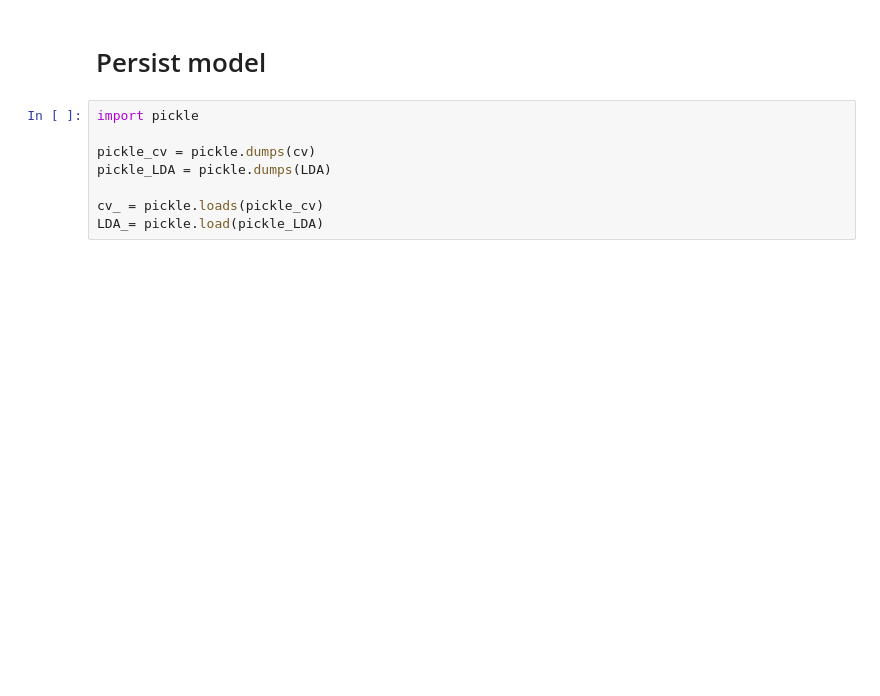
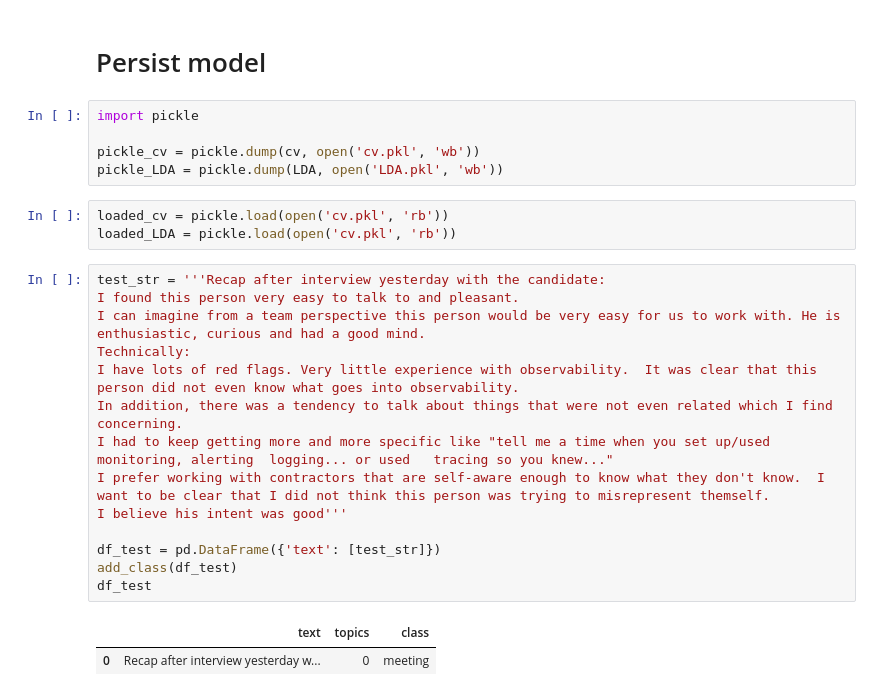
Before and after one commit to hugoalbertoramirez3/bootcamp_mlops, a Jupyter notebook: ETL.ipynb, the cells around one changed output. Cells and saved outputs as stored; diff of their text form; blank space fills up the shorter version.

Commit message:
feat: add test string

```diff
--- a/ETL.ipynb
+++ b/ETL.ipynb
@@ -285,8 +285,25 @@ batch until index 500000
 # %%
 import pickle
 
-pickle_cv = pickle.dumps(cv)
-pickle_LDA = pickle.dumps(LDA)
-
-cv_ = pickle.loads(pickle_cv)
-LDA_= pickle.load(pickle_LDA)
+pickle_cv = pickle.dump(cv, open('cv.pkl', 'wb'))
+pickle_LDA = pickle.dump(LDA, open('LDA.pkl', 'wb'))
+# %%
+loaded_cv = pickle.load(open('cv.pkl', 'rb'))
+loaded_LDA = pickle.load(open('cv.pkl', 'rb'))
+# %%
+test_str = '''Recap after interview yesterday with the candidate:
+I found this person very easy to talk to and pleasant.
+I can imagine from a team perspective this person would be very easy for us to work with. He is enthusiastic, curious and had a good mind.
+Technically:
+I have lots of red flags. Very little experience with observability.  It was clear that this person did not even know what goes into observability.
+In addition, there was a tendency to talk about things that were not even related which I find concerning.
+I had to keep getting more and more specific like "tell me a time when you set up/used  monitoring, alerting  logging... or used   tracing so you knew..."
+I prefer working with contractors that are self-aware enough to know what they don't know.  I want to be clear that I did not think this person was trying to misrepresent themself.
+I believe his intent was good'''
+
+df_test = pd.DataFrame({'text': [test_str]})
+add_class(df_test)
+df_test
+# %% [output]
+|  | text | topics | class |
+| 0 | Recap after interview yesterday w... | 0 | meeting |
```
Also changed, not shown: parts of 2 cells of this notebook, 2 other files.
